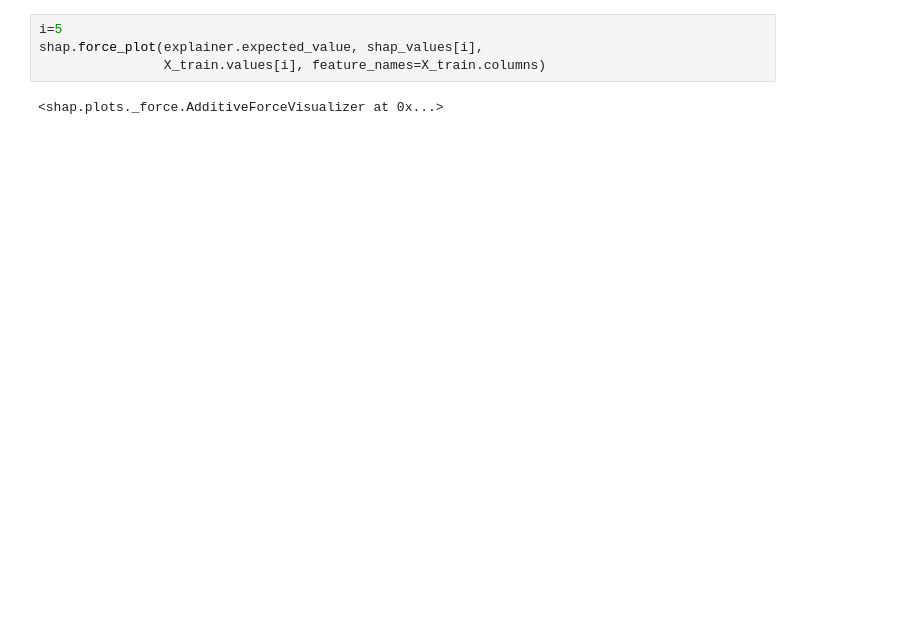
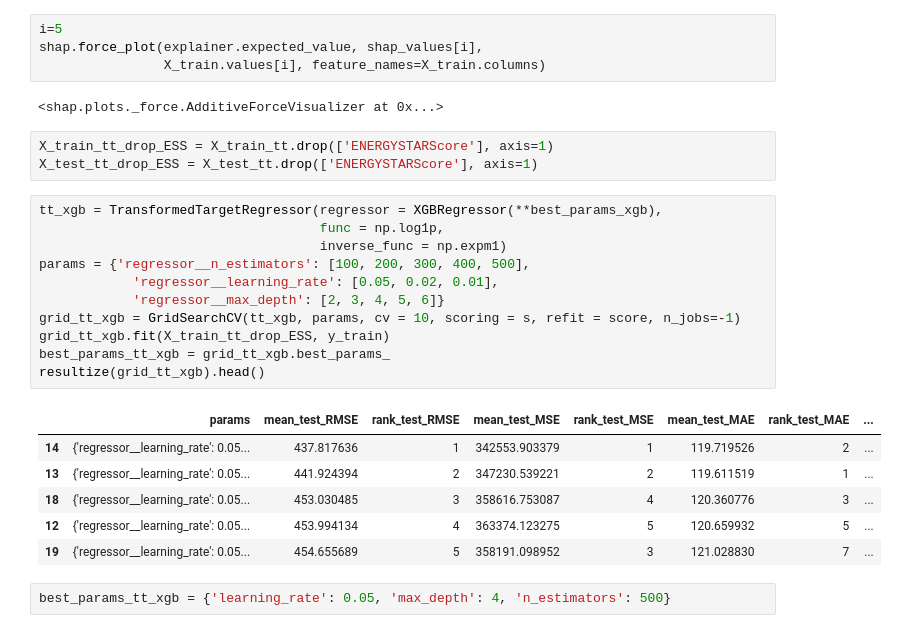
Before and after one commit to ThomasMeb/Anticiper_besoins_des_batiments, a Jupyter notebook: EmissionsCO2.ipynb, the cells around one changed output. Saved outputs shown, nothing was run; the diff lists cells and outputs as text; blank space fills up the shorter version.

```diff
--- a/EmissionsCO2.ipynb
+++ b/EmissionsCO2.ipynb
@@ -825,3 +781,26 @@ shap.force_plot(explainer.expected_value, shap_values[i],
                 X_train.values[i], feature_names=X_train.columns)
 # %% [output]
 <shap.plots._force.AdditiveForceVisualizer at 0x...>
+# %%
+X_train_tt_drop_ESS = X_train_tt.drop(['ENERGYSTARScore'], axis=1)
+X_test_tt_drop_ESS = X_test_tt.drop(['ENERGYSTARScore'], axis=1)
+# %%
+tt_xgb = TransformedTargetRegressor(regressor = XGBRegressor(**best_params_xgb),
+                                    func = np.log1p,
+                                    inverse_func = np.expm1)
+params = {'regressor__n_estimators': [100, 200, 300, 400, 500],
+            'regressor__learning_rate': [0.05, 0.02, 0.01],
+            'regressor__max_depth': [2, 3, 4, 5, 6]}
+grid_tt_xgb = GridSearchCV(tt_xgb, params, cv = 10, scoring = s, refit = score, n_jobs=-1)
+grid_tt_xgb.fit(X_train_tt_drop_ESS, y_train)
+best_params_tt_xgb = grid_tt_xgb.best_params_
+resultize(grid_tt_xgb).head()
+# %% [output]
+|  | params | mean_test_RMSE | rank_test_RMSE | mean_test_MSE | rank_test_MSE | mean_test_MAE | rank_test_MAE | ... |
+| 14 | {'regressor__learning_rate': 0.05... | 437.817636 | 1 | 342553.903379 | 1 | 119.719526 | 2 | ... |
+| 13 | {'regressor__learning_rate': 0.05... | 441.924394 | 2 | 347230.539221 | 2 | 119.611519 | 1 | ... |
+| 18 | {'regressor__learning_rate': 0.05... | 453.030485 | 3 | 358616.753087 | 4 | 120.360776 | 3 | ... |
+| 12 | {'regressor__learning_rate': 0.05... | 453.994134 | 4 | 363374.123275 | 5 | 120.659932 | 5 | ... |
+| 19 | {'regressor__learning_rate': 0.05... | 454.655689 | 5 | 358191.098952 | 3 | 121.028830 | 7 | ... |
+# %%
+best_params_tt_xgb = {'learning_rate': 0.05, 'max_depth': 4, 'n_estimators': 500}
```
Also changed, not shown: parts of 30 cells of this notebook, 1 other file.
